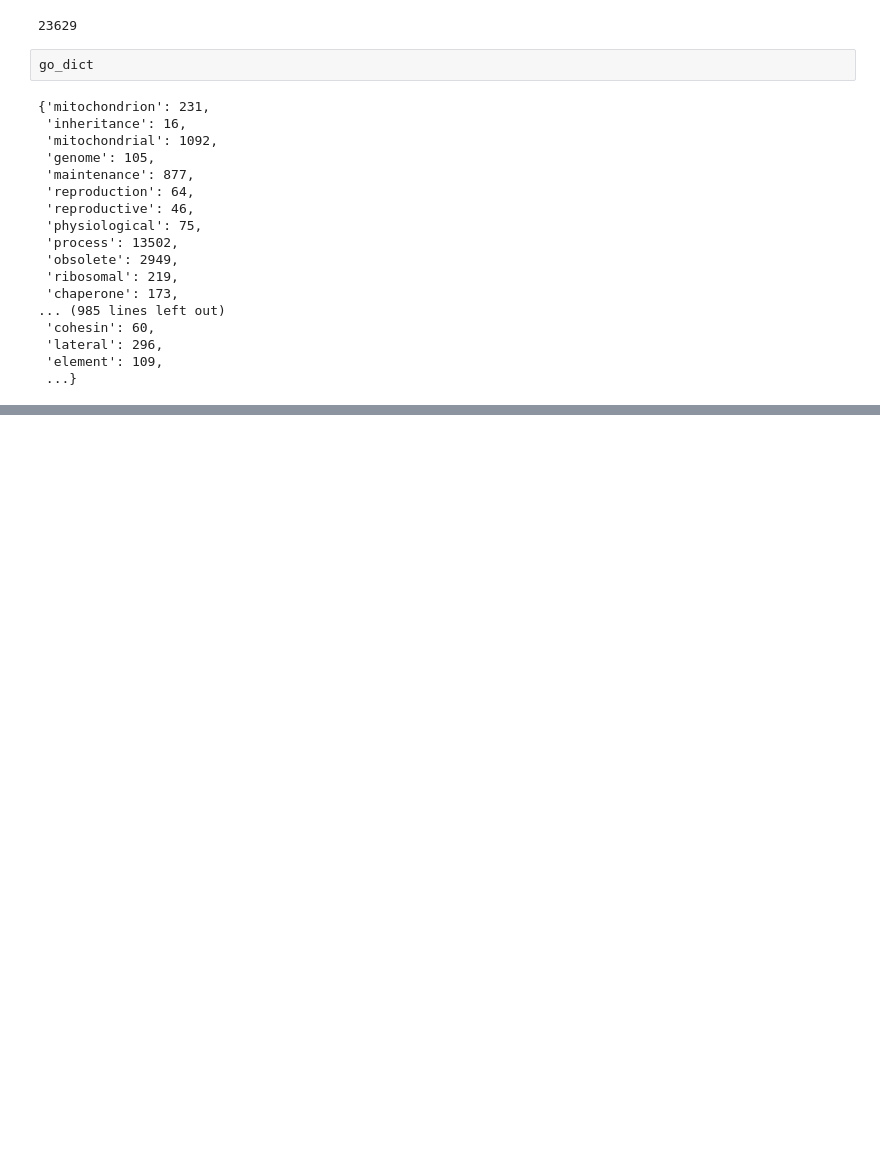
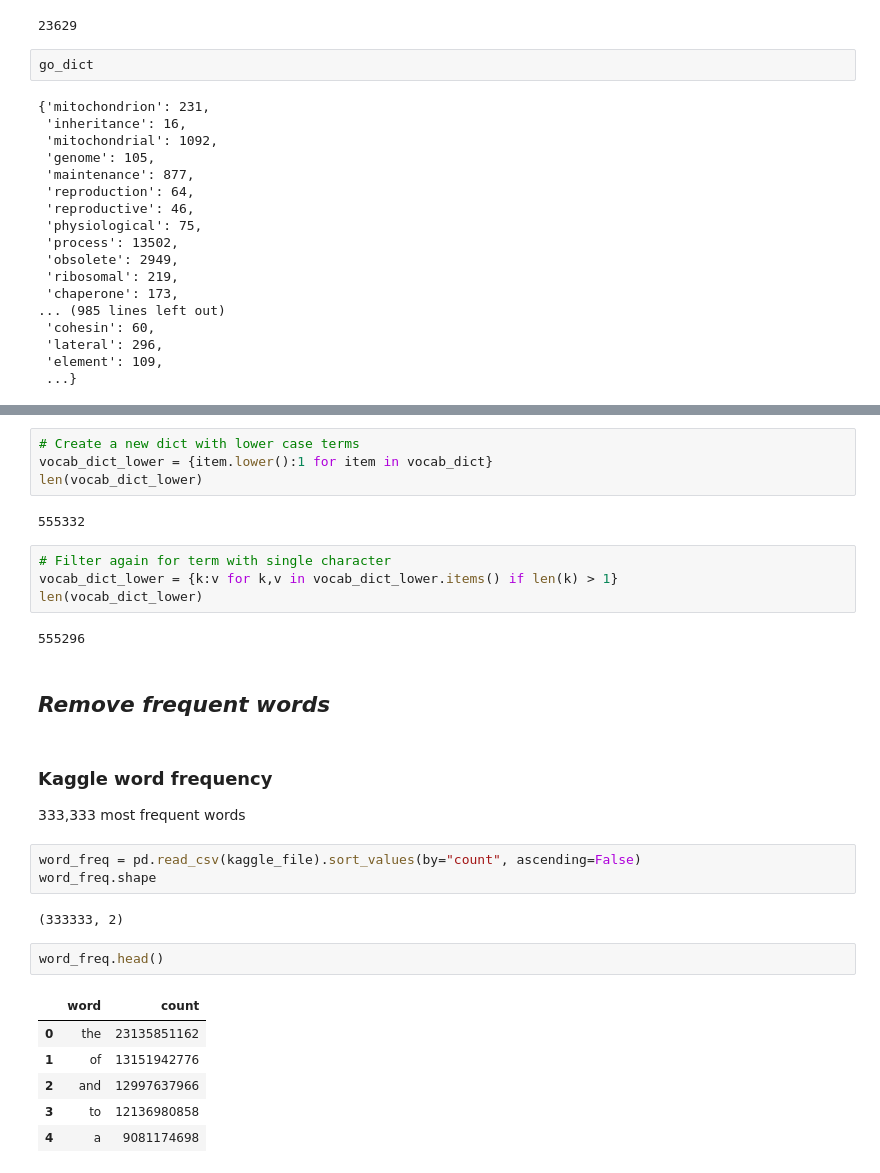
Before and after one commit to shinhanshiu/plantbert, a Jupyter notebook: script_2_1_corpus_filtering.ipynb, the cells around one changed output, grey strips where cells are left out. Cells and saved outputs as stored; diff of their text form; blank space fills up the shorter version.

```diff
--- a/script_2_1_corpus_filtering.ipynb
+++ b/script_2_1_corpus_filtering.ipynb
@@ -369,0 +491,32 @@ po_items = open(po_file, "r").readlines()
+# %%
+# Create a new dict with lower case terms
+vocab_dict_lower = {item.lower():1 for item in vocab_dict}
+len(vocab_dict_lower)
+# %% [output]
+555332
+# %%
+# Filter again for term with single character
+vocab_dict_lower = {k:v for k,v in vocab_dict_lower.items() if len(k) > 1}
+len(vocab_dict_lower)
+# %% [output]
+555296
+# %% [markdown]
+## ___Remove frequent words___
+# %% [markdown]
+### Kaggle word frequency
+
+333,333 most frequent words
+# %%
+word_freq = pd.read_csv(kaggle_file).sort_values(by="count", ascending=False)
+word_freq.shape
+# %% [output]
+(333333, 2)
+# %%
+word_freq.head()
+# %% [output]
+|  | word | count |
+| 0 | the | 23135851162 |
+| 1 | of | 13151942776 |
+| 2 | and | 12997637966 |
+| 3 | to | 12136980858 |
+| 4 | a | 9081174698 |
```
Also changed, not shown: parts of 29 cells of this notebook, 4 other files.
